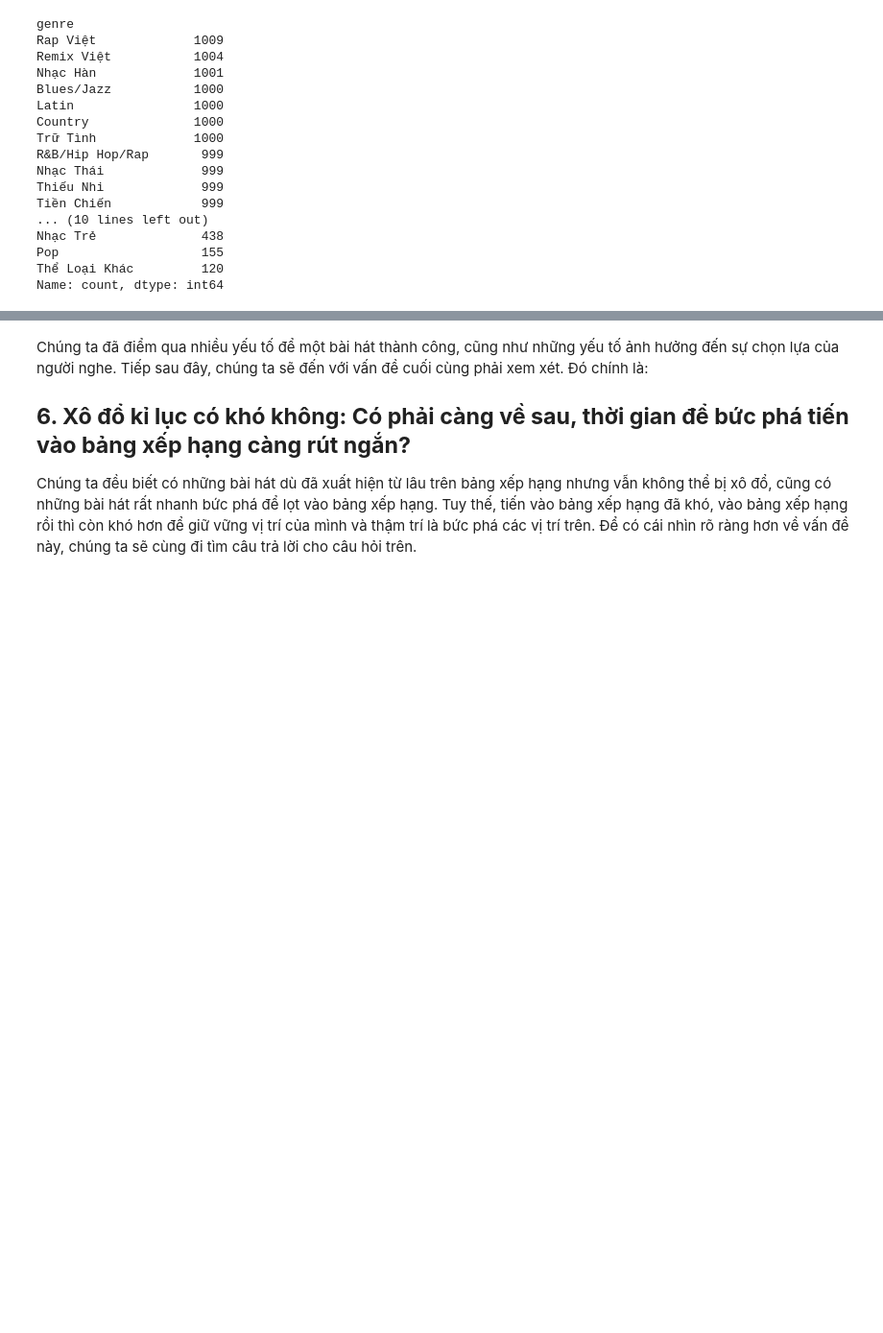
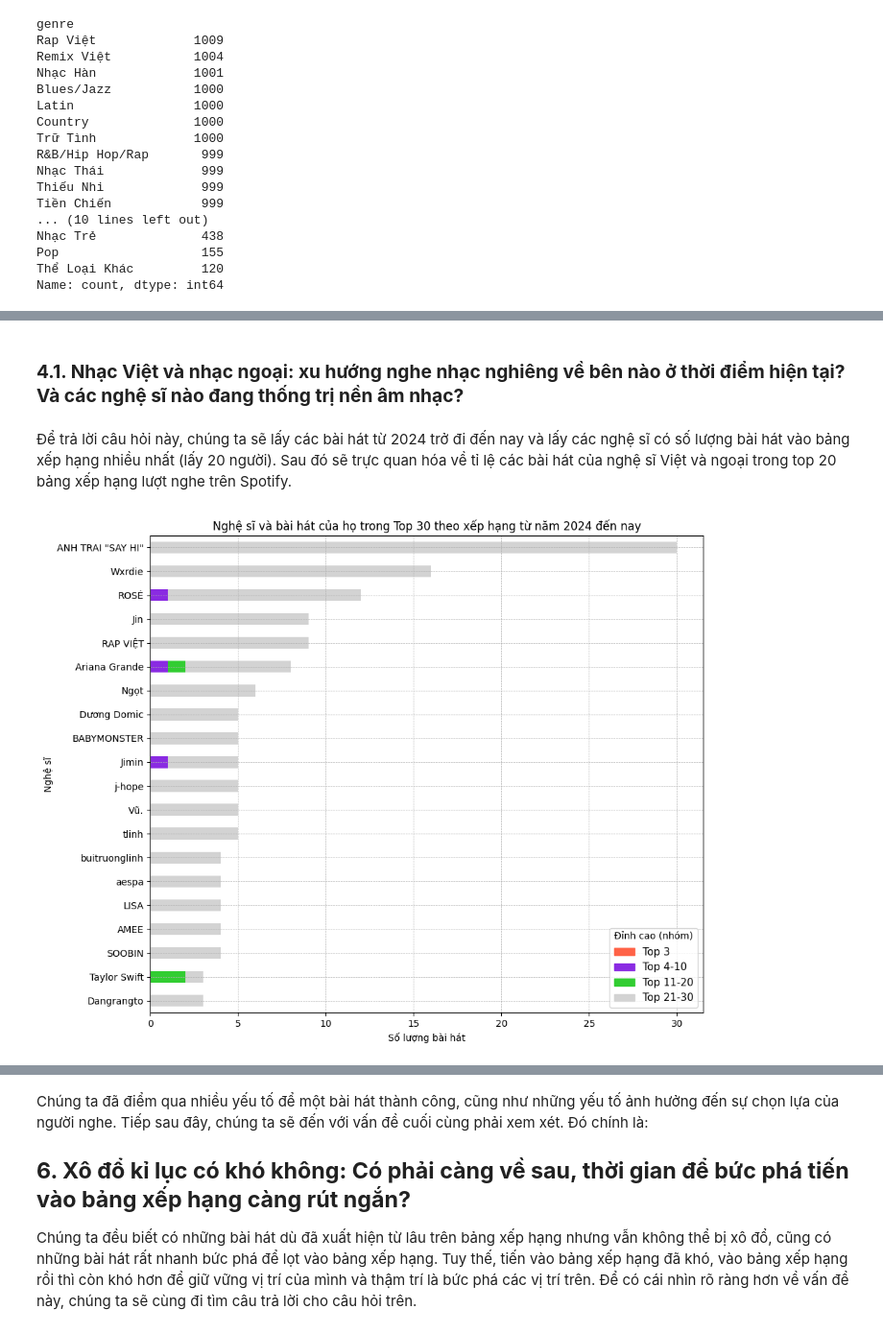
Before and after one commit to pililover/Visualization-Lab, a Jupyter notebook: sourcecode/data_visualization.ipynb, the cells around one changed output, grey strips where cells are left out. Shown: that part at 96% size. Drawn from its saved outputs; the diff is of its cells as text; code cells hidden in the pictures; blank space fills up the shorter version.

```diff
--- a/sourcecode/data_visualization.ipynb
+++ b/sourcecode/data_visualization.ipynb
@@ -831,0 +1066,73 @@ Sau khi đã có cái nhìn nhất định về thị trường âm nhạc Việ
+# %% [markdown]
+### **4.1. Nhạc Việt và nhạc ngoại: xu hướng nghe nhạc nghiêng về bên nào ở thời điểm hiện tại? Và các nghệ sĩ nào đang thống trị nền âm nhạc?**
+# %% [markdown]
+Để trả lời câu hỏi này, chúng ta sẽ lấy các bài hát từ 2024 trở đi đến nay và lấy các nghệ sĩ có số lượng bài hát vào bảng xếp hạng nhiều nhất (lấy 20 người). Sau đó sẽ trực quan hóa về tỉ lệ các bài hát của nghệ sĩ Việt và ngoại trong top 20 bảng xếp hạng lượt nghe trên Spotify.
+# %%
+# Chắc chắn rằng cột release_date là datetime
+df['release_date'] = pd.to_datetime(df['release_date'])
+
+# Lọc lấy bài hát từ năm 2024 trở đi
+df_2024_to_now = df[df['release_date'].dt.year >= 2024]
+
+# Sắp xếp theo số lượt nghe
+top_30_tracks = df_2024_to_now.sort_values(by='streams', ascending=False)
+
+# Phân loại rank lại
+top_30_tracks = top_30_tracks.sort_values(by='streams', ascending=False).reset_index(drop=True)
+top_30_tracks['rank'] = top_30_tracks.index + 1
+
+# Tách tên nghệ sĩ
+df_exploded = top_30_tracks.assign(artist_names=top_30_tracks['artist_names'].str.split(',')).explode('artist_names')
+
+# Đảm bảo rằng không có khoảng trắng thừa ở đầu hoặc cuối tên nghệ sĩ
+df_exploded['artist_names'] = df_exploded['artist_names'].str.strip()
+
+# Nhóm theo nghệ sĩ và xếp hạng, sau đó đếm số lượng bài hát
+rank_counts = df_exploded.drop_duplicates('track_name').groupby(['artist_names', 'rank']).size().unstack(fill_value=0)
+
+# Sắp xếp các nghệ sĩ theo tổng số bài
+rank_counts['Total'] = rank_counts.sum(axis=1)
+rank_counts = rank_counts.sort_values(by='Total', ascending=False).head(20)
+rank_counts = rank_counts[::-1]
+
+rank_colors = {
+    'Top3': '#FF6347',
+    'Top4-10': '#8A2BE2',
+    'Top11-20': '#32CD32',
+    'Top21-30': '#D3D3D3'
+}
+
+# Ánh xạ màu cho từng xếp hạng
+color_mapping = []
+for rank in rank_counts.columns[:-1]:  # Loại trừ cột 'Total'
+    if int(rank) <= 3:
+        color_mapping.append(rank_colors['Top3'])
+    elif 4 <= int(rank) <= 10:
+        color_mapping.append(rank_colors['Top4-10'])
+    elif 11 <= int(rank) <= 20:
+        color_mapping.append(rank_colors['Top11-20'])
+    else:
+        color_mapping.append(rank_colors['Top21-30'])
+
+# Vẽ biểu đồ
+fig, ax = plt.subplots(figsize=(10, 8))
+bars = rank_counts.drop(columns='Total').plot(kind='barh', stacked=True, ax=ax, color=color_mapping)
+
+ax.set_xlabel('Số lượng bài hát')
+ax.set_ylabel('Nghệ sĩ')
+ax.set_title('Nghệ sĩ và bài hát của họ trong Top 30 theo xếp hạng từ năm 2024 đến nay')
+
+legend_handles = [
+    mpatches.Patch(color=rank_colors['Top3'], label='Top 3'),
+    mpatches.Patch(color=rank_colors['Top4-10'], label='Top 4-10'),
+    mpatches.Patch(color=rank_colors['Top11-20'], label='Top 11-20'),
+    mpatches.Patch(color=rank_colors['Top21-30'], label='Top 21-30')
+]
+
+ax.legend(handles=legend_handles, title='Đỉnh cao (nhóm)', loc='lower right', bbox_to_anchor=(1, 0), fontsize=11)
+ax.grid(True, which='both', linestyle='--', linewidth=0.5)
+
+plt.tight_layout()
+plt.show()
+# %% [output]
+[figure, added]
```
Also changed, not shown: parts of 34 cells of this notebook.
